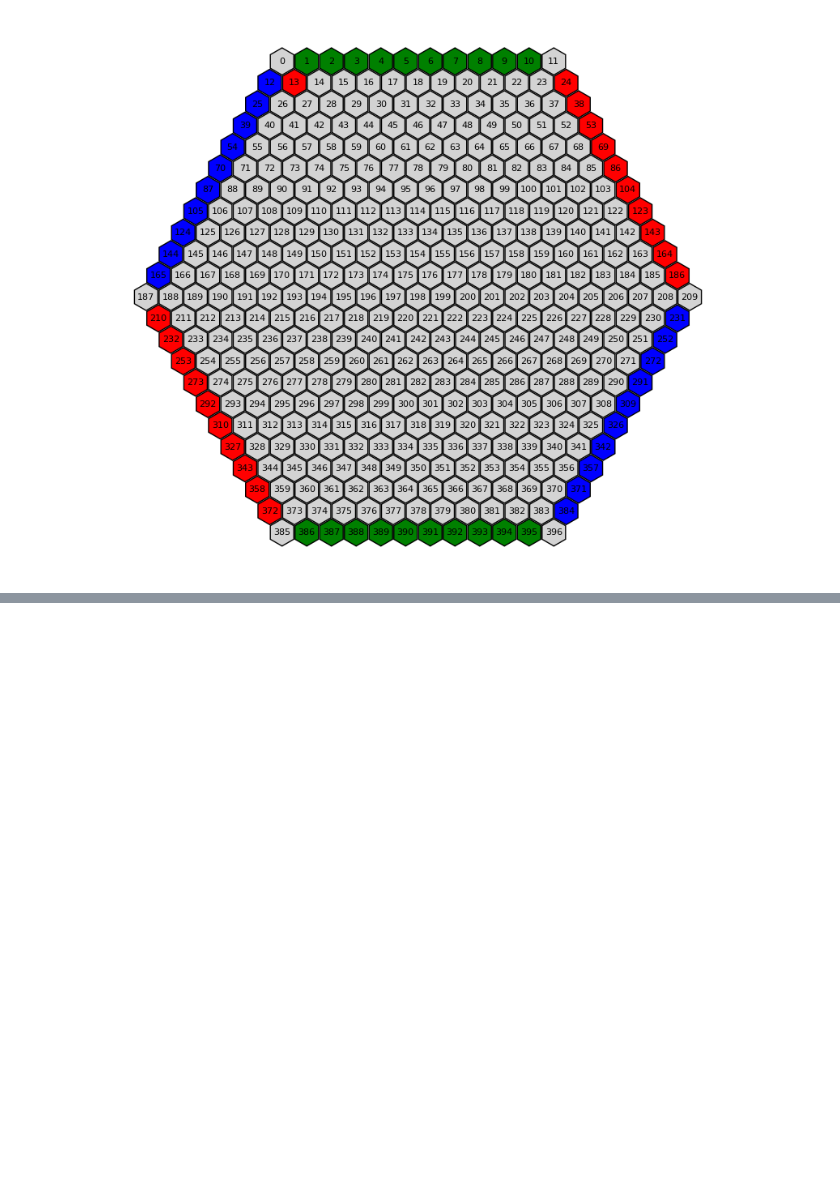
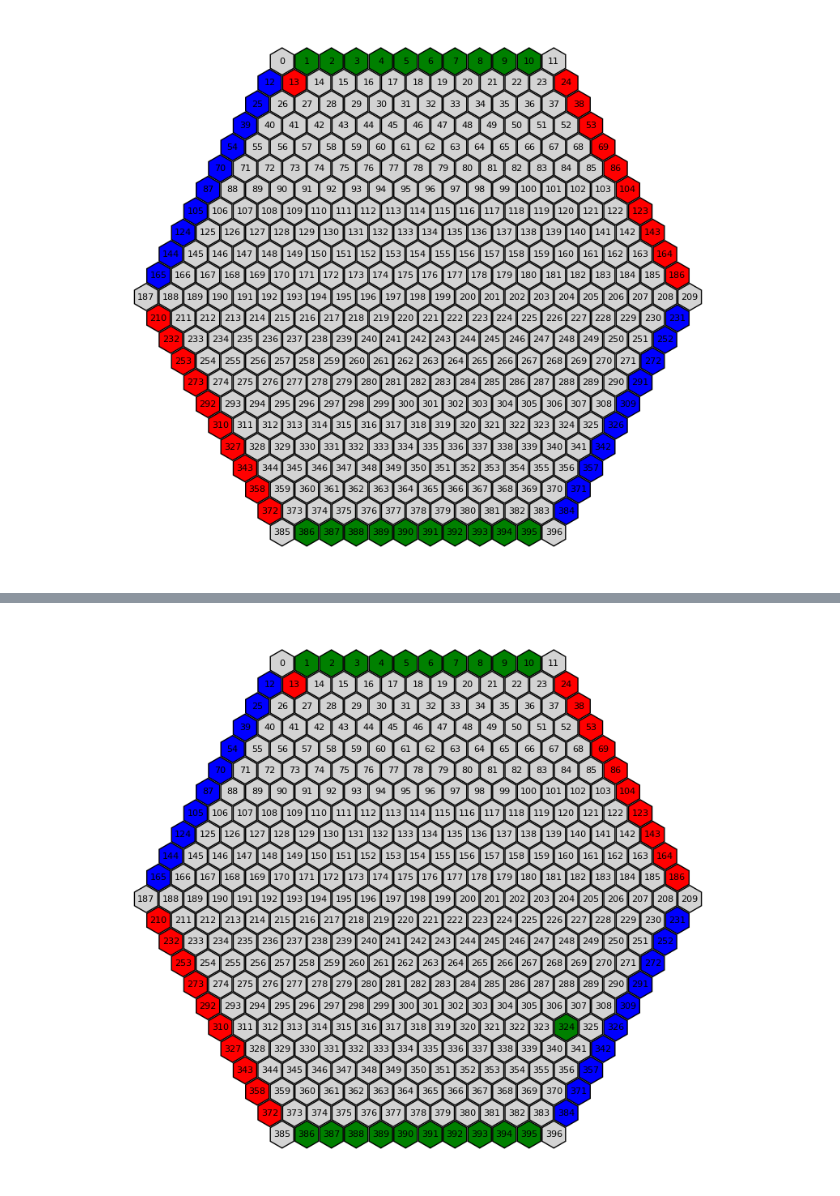
Before and after one commit to justMazi/Hex-Squared, a Jupyter notebook: ai/test.ipynb, the cells around one changed output, grey strips where cells are left out. Drawn from its saved outputs; the diff is of its cells as text; code cells hidden in the pictures; blank space fills up the shorter version.

```diff
--- a/ai/test.ipynb
+++ b/ai/test.ipynb
@@ -126,38 +128,93 @@ plot_hex_board_final(newState.board)
 # %% [output]
 [figure]
 # %%
-
 from montecarlo.node import Node
 from montecarlo.montecarlo import MonteCarlo
 import numpy as np
 import random
 
 
-# Define the child finder function
+# Function to find and add child nodes
 def child_finder(node, _):
-    state = node.state  # Extract the HexState object from the node
-    for move in state.get_legal_moves():
-        child_state = state.apply_move(move)  # Generate a new state for each move
-        child_node = Node(child_state)  # Create a new node for the child state
-        child_node.player_number = child_state.player  # Set the player for the child node
-        node.add_child(child_node)  # Add the child node to the parent node
+    """
+    Generate child nodes for the current node.
+    """
+    state = node.state
+    legal_moves = state.get_legal_moves()  # Get all legal moves
+    for move in legal_moves:
+        child_state = state.apply_move(move)  # Apply the move to create a new state
+        child_node = Node(child_state)
+        child_node.player_number = child_state.player  # Set the player for this node
+        node.add_child(child_node)  # Add the new node as a child
 
 
-# Define the node evaluator function
+# Function to evaluate a node during the simulation
 def node_evaluator(node, _):
-    state = node.state  # Extract the HexState object from the node
-    winner = state.get_winner()
-    if winner == state.player:
-        return 1  # Current player wins
-    elif winner is not None:
-        return -1  # Opponent wins
-    return 0  # Not a terminal state
+    """
+    Evaluate the node for Monte Carlo simulations.
+    """
+    state = node.state
+    if state.is_terminal():  # Run BFS only if the game is in a terminal state
+        winner = state.get_winner()
+        if winner == state.player:
+            return 1
+        elif winner is not None:
+            return -1
+        return 0
+    else:
+        # Use a heuristic evaluation for non-terminal states
+        return 0
 
-# Create the Monte Carlo tree for HexState
+
+# Heuristic evaluation for intermediate states
+def heuristic_evaluation(state):
+    """
+    Heuristically evaluate the board for the current player.
+    Returns a score indicating how favorable the state is for the current player.
+    """
+    player_moves = len(state.get_legal_moves())
+    opponent1 = (state.player % 3) + 1
+    opponent2 = (opponent1 % 3) + 1
+    opponent1_moves = len(state.get_legal_moves())
+    opponent2_moves = len(state.get_legal_moves())
+
+    # Example heuristic: Favor more moves for the current player
+    return player_moves - (opponent1_moves + opponent2_moves) / 2
+
+
+# Function to initialize the Monte Carlo tree
 def initialize_montecarlo(hex_state: HexState):
-    root_node = Node(hex_state)
-    root_node.player_number = hex_state.player
-    montecarlo = MonteCarlo(root_node)
-    montecarlo.child_finder = child_finder
-    montecarlo.node_evaluator = node_evaluator
+    """
+    Initialize the Monte Carlo tree for the HexState.
+    """
+    root_node = Node(hex_state)  # Create the root node for the current game state
+    root_node.player_number = hex_state.player  # Set the current player for the root node
+    montecarlo = MonteCarlo(root_node)  # Initialize Monte Carlo tree with the root node
+    montecarlo.child_finder = child_finder  # Assign the child finder function
+    montecarlo.node_evaluator = node_evaluator  # Assign the node evaluator function
     return montecarlo
+
+
+
+
+montecarlo = initialize_montecarlo(newState)
+
+# Run Monte Carlo simulations
+montecarlo.simulate(10)
+
+# Select the best move (child node with the highest win ratio)
+chosen_child_node = montecarlo.make_choice()
+
+# Extract the index of the chosen move
+chosen_move_index = None
+for hexagon in chosen_child_node.state.board:
+    if hexagon[4] != 0 and newState.board[hexagon[3]][4] == 0:
+        chosen_move_index = hexagon[3]
+        break
+
+print(chosen_move_index)
+plot_hex_board_final(chosen_child_node.state.board)
+
+
+chosen_child_node.win_value
+# %% [output]
@@ -163,0 +222 @@ def initialize_montecarlo(hex_state: HexState):
+[figure, added]
```
Also changed, not shown: parts of 4 cells of this notebook, 2 other files.
